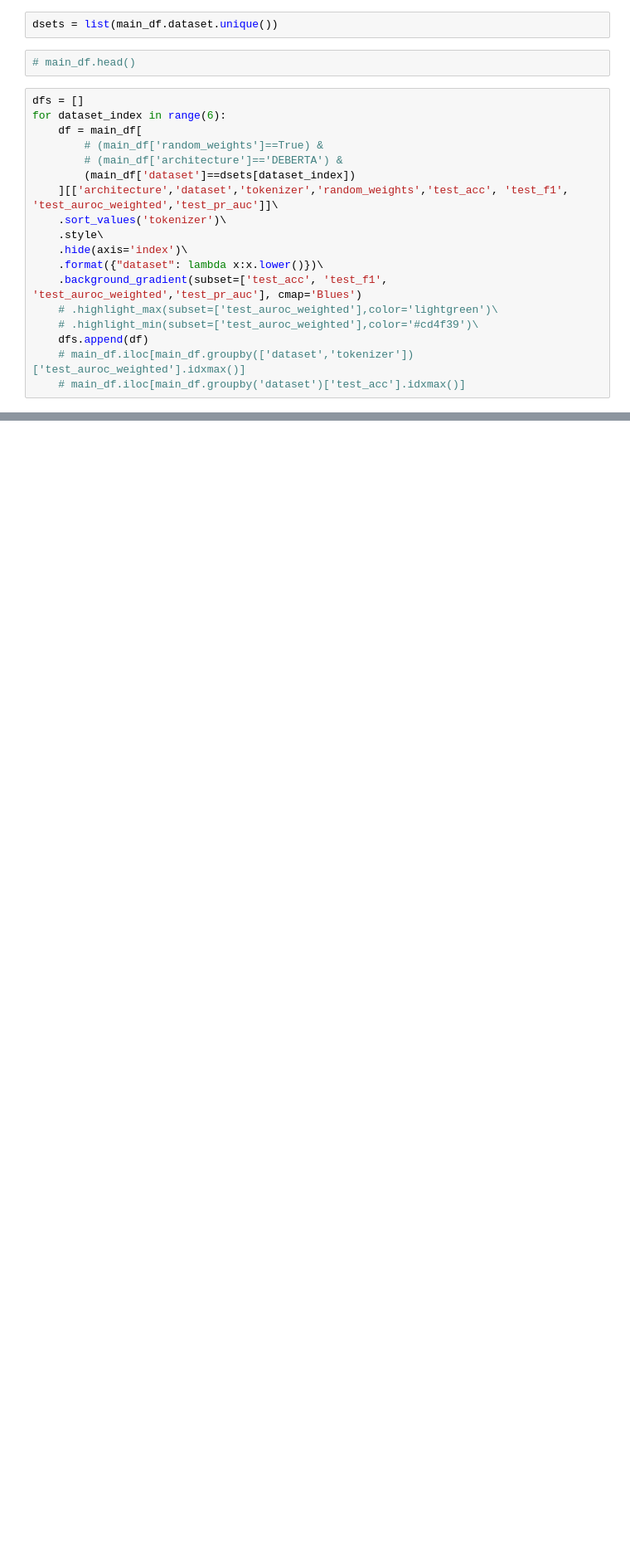
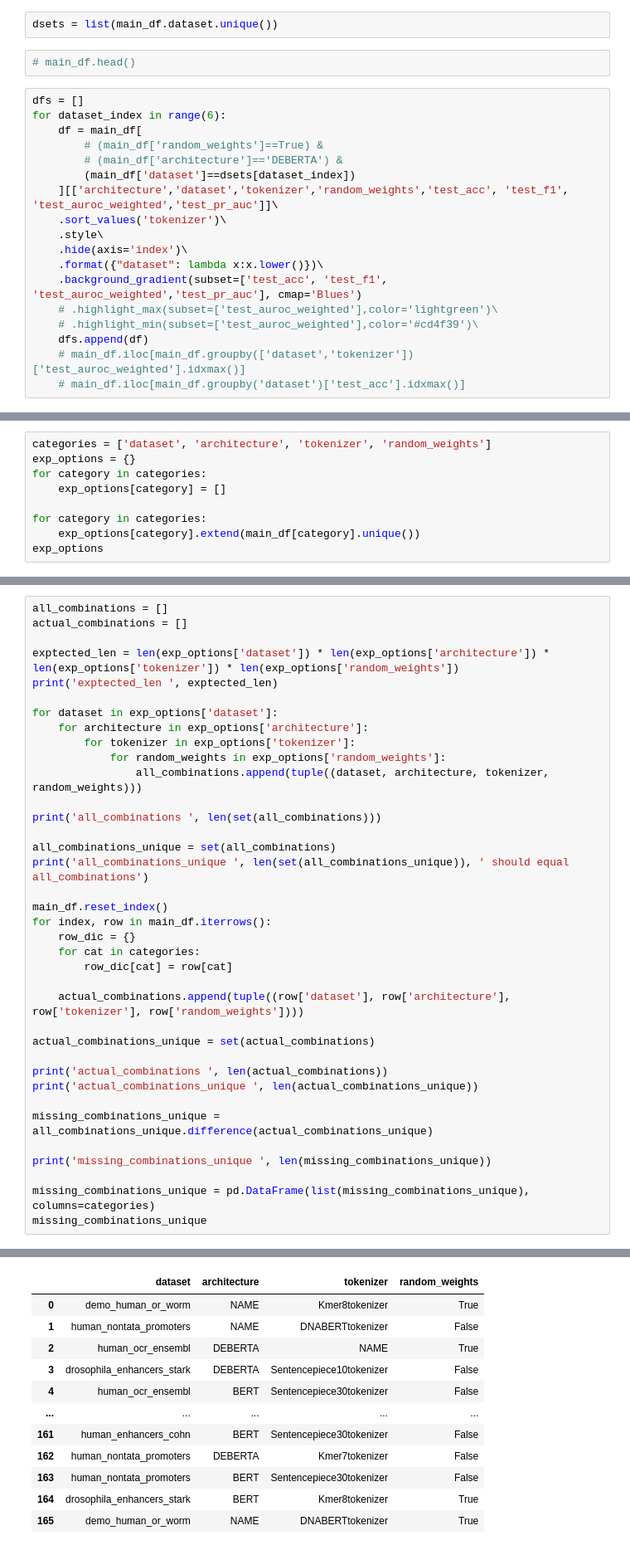
Before and after one commit to ML-Bioinfo-CEITEC/DNA-pretraining, a Jupyter notebook: experiments/genomic_benchmarks/20220803_training/Results_analysis.ipynb, the cells around one changed output, grey strips where cells are left out. Shown at 83% size. Cells and saved outputs as stored; diff of their text form; blank space fills up the shorter version.

```diff
--- a/experiments/genomic_benchmarks/20220803_training/Results_analysis.ipynb
+++ b/experiments/genomic_benchmarks/20220803_training/Results_analysis.ipynb
@@ -165,0 +189,9 @@ dfs[5]
+# %%
+categories = ['dataset', 'architecture', 'tokenizer', 'random_weights']
+exp_options = {}
+for category in categories:
+    exp_options[category] = []
+
+for category in categories:
+    exp_options[category].extend(main_df[category].unique())
+exp_options
@@ -165,0 +214,38 @@ dfs[5]
+# %%
+all_combinations = []
+actual_combinations = []
+
+exptected_len = len(exp_options['dataset']) * len(exp_options['architecture']) * len(exp_options['tokenizer']) * len(exp_options['random_weights'])
+print('exptected_len ', exptected_len)
+
+for dataset in exp_options['dataset']:
+    for architecture in exp_options['architecture']:
+        for tokenizer in exp_options['tokenizer']:
+            for random_weights in exp_options['random_weights']:
+                all_combinations.append(tuple((dataset, architecture, tokenizer, random_weights)))
+
+print('all_combinations ', len(set(all_combinations)))
+
+all_combinations_unique = set(all_combinations)
+print('all_combinations_unique ', len(set(all_combinations_unique)), ' should equal all_combinations')
+
+main_df.reset_index()
+for index, row in main_df.iterrows():
+    row_dic = {}
+    for cat in categories:
+        row_dic[cat] = row[cat]
+
+    actual_combinations.append(tuple((row['dataset'], row['architecture'], row['tokenizer'], row['random_weights'])))
+
+actual_combinations_unique = set(actual_combinations)
+
+print('actual_combinations ', len(actual_combinations))
+print('actual_combinations_unique ', len(actual_combinations_unique))
+
+missing_combinations_unique = all_combinations_unique.difference(actual_combinations_unique)
+
+print('missing_combinations_unique ', len(missing_combinations_unique))
+
+missing_combinations_unique = pd.DataFrame(list(missing_combinations_unique), columns=categories)
+missing_combinations_unique
+# %% [output]
@@ -165,0 +258,12 @@ dfs[5]
+|  | dataset | architecture | tokenizer | random_weights |
+| 0 | demo_human_or_worm | NAME | Kmer8tokenizer | True |
+| 1 | human_nontata_promoters | NAME | DNABERTtokenizer | False |
+| 2 | human_ocr_ensembl | DEBERTA | NAME | True |
+| 3 | drosophila_enhancers_stark | DEBERTA | Sentencepiece10tokenizer | False |
+| 4 | human_ocr_ensembl | BERT | Sentencepiece30tokenizer | False |
+| ... | ... | ... | ... | ... |
+| 161 | human_enhancers_cohn | BERT | Sentencepiece30tokenizer | False |
+| 162 | human_nontata_promoters | DEBERTA | Kmer7tokenizer | False |
+| 163 | human_nontata_promoters | BERT | Sentencepiece30tokenizer | False |
+| 164 | drosophila_enhancers_stark | BERT | Kmer8tokenizer | True |
+| 165 | demo_human_or_worm | NAME | DNABERTtokenizer | True |
```
Also changed, not shown: parts of 12 cells of this notebook, 12 other files.
